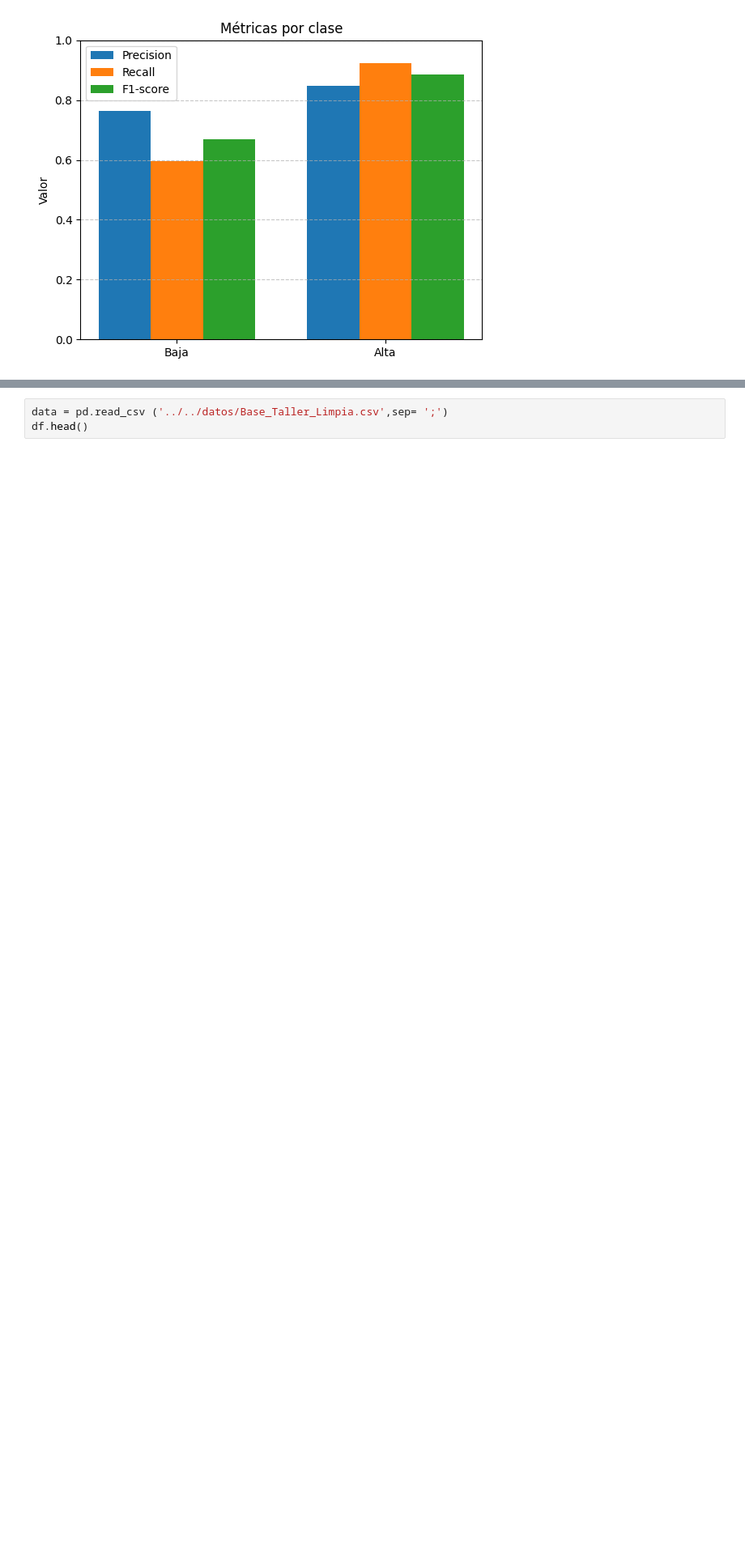
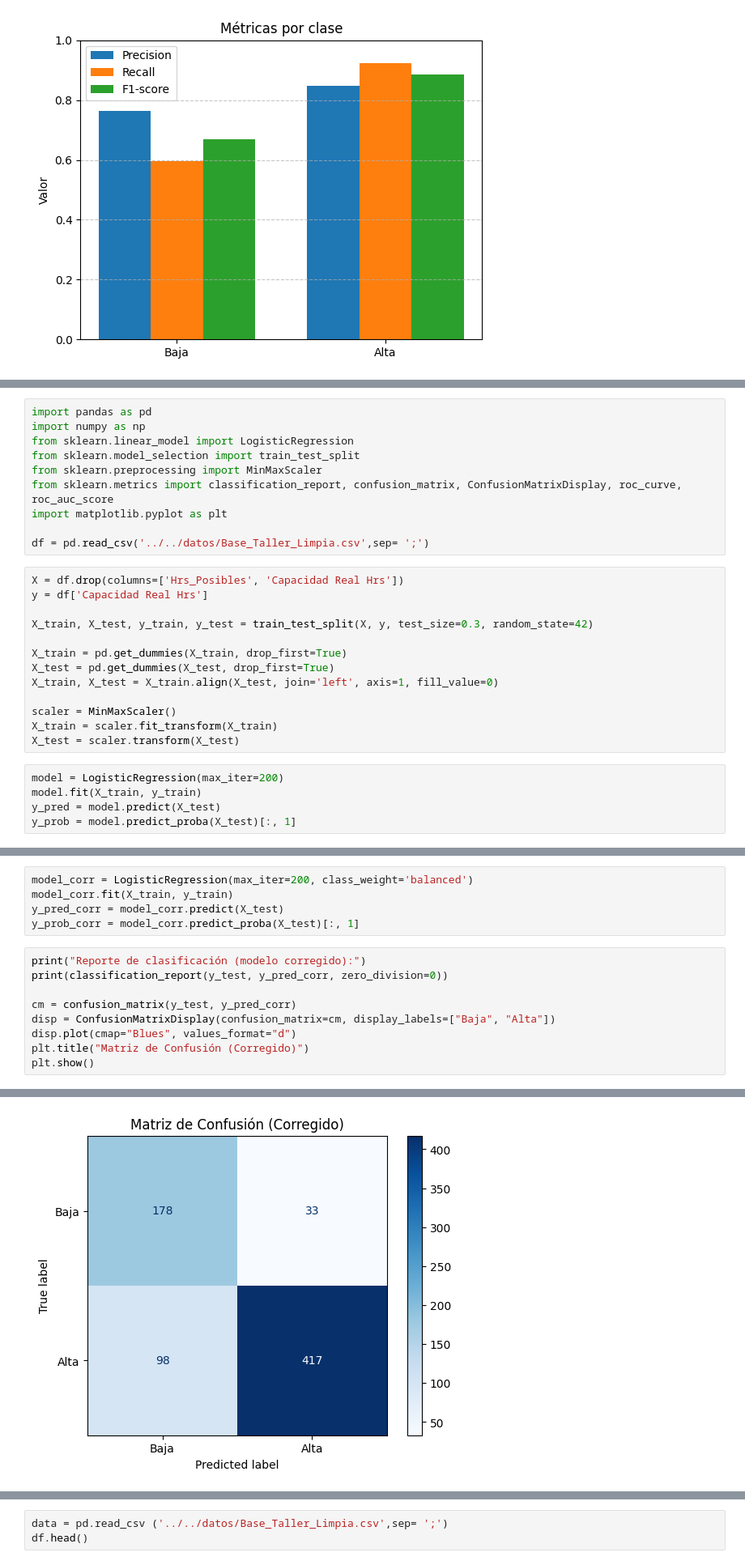
Before and after one commit to Anyeladr/taller, a Jupyter notebook: session-01/notebooks/Sesion 1.ipynb, the cells around one changed output, grey strips where cells are left out. Shown at 81% size. Cells and saved outputs as stored; diff of their text form; blank space fills up the shorter version.

```diff
--- a/session-01/notebooks/Sesion 1.ipynb
+++ b/session-01/notebooks/Sesion 1.ipynb
@@ -381,0 +382,28 @@ plt.show()
+# %%
+import pandas as pd
+import numpy as np
+from sklearn.linear_model import LogisticRegression
+from sklearn.model_selection import train_test_split
+from sklearn.preprocessing import MinMaxScaler
+from sklearn.metrics import classification_report, confusion_matrix, ConfusionMatrixDisplay, roc_curve, roc_auc_score
+import matplotlib.pyplot as plt
+
+df = pd.read_csv('../../datos/Base_Taller_Limpia.csv',sep= ';')
+# %%
+X = df.drop(columns=['Hrs_Posibles', 'Capacidad Real Hrs'])
+y = df['Capacidad Real Hrs']
+
+X_train, X_test, y_train, y_test = train_test_split(X, y, test_size=0.3, random_state=42)
+
+X_train = pd.get_dummies(X_train, drop_first=True)
+X_test = pd.get_dummies(X_test, drop_first=True)
+X_train, X_test = X_train.align(X_test, join='left', axis=1, fill_value=0)
+
+scaler = MinMaxScaler()
+X_train = scaler.fit_transform(X_train)
+X_test = scaler.transform(X_test)
+# %%
+model = LogisticRegression(max_iter=200)
+model.fit(X_train, y_train)
+y_pred = model.predict(X_test)
+y_prob = model.predict_proba(X_test)[:, 1]
@@ -381,0 +430,15 @@ plt.show()
+# %%
+model_corr = LogisticRegression(max_iter=200, class_weight='balanced')
+model_corr.fit(X_train, y_train)
+y_pred_corr = model_corr.predict(X_test)
+y_prob_corr = model_corr.predict_proba(X_test)[:, 1]
+# %%
+print("Reporte de clasificación (modelo corregido):")
+print(classification_report(y_test, y_pred_corr, zero_division=0))
+
+cm = confusion_matrix(y_test, y_pred_corr)
+disp = ConfusionMatrixDisplay(confusion_matrix=cm, display_labels=["Baja", "Alta"])
+disp.plot(cmap="Blues", values_format="d")
+plt.title("Matriz de Confusión (Corregido)")
+plt.show()
+# %% [output]
@@ -381,0 +454 @@ plt.show()
+[figure, added]
```
Also changed, not shown: parts of 6 cells of this notebook.
